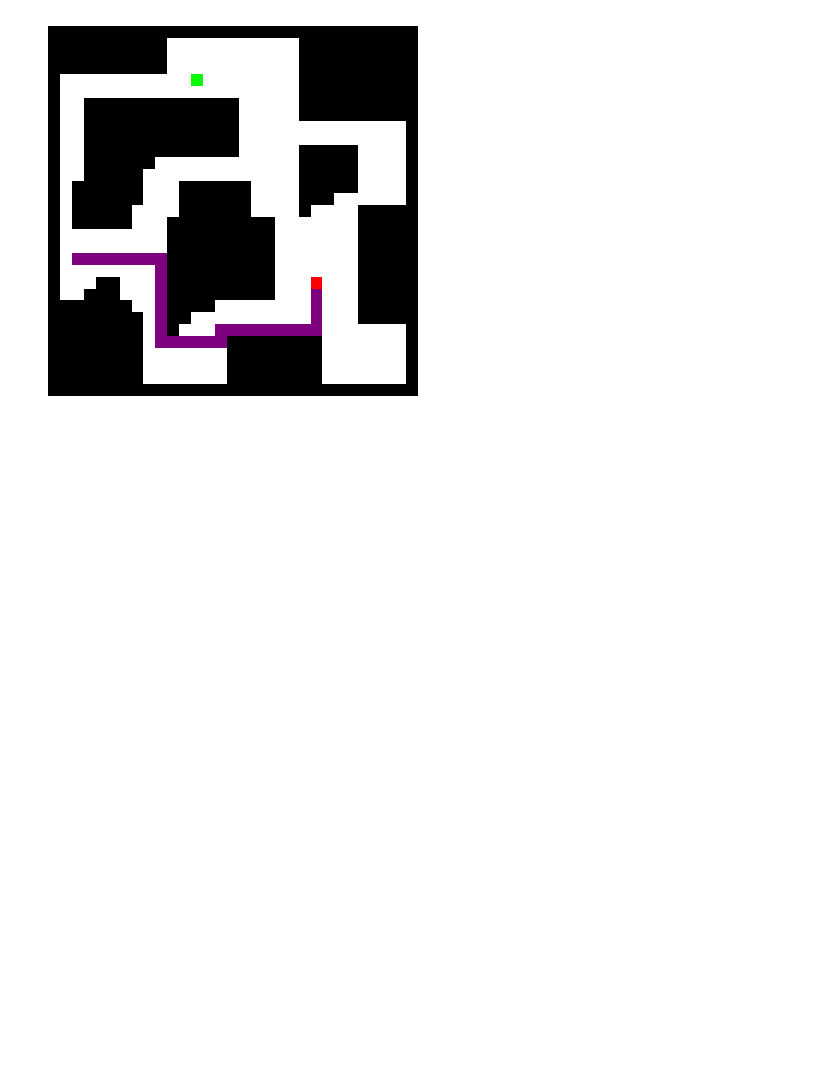
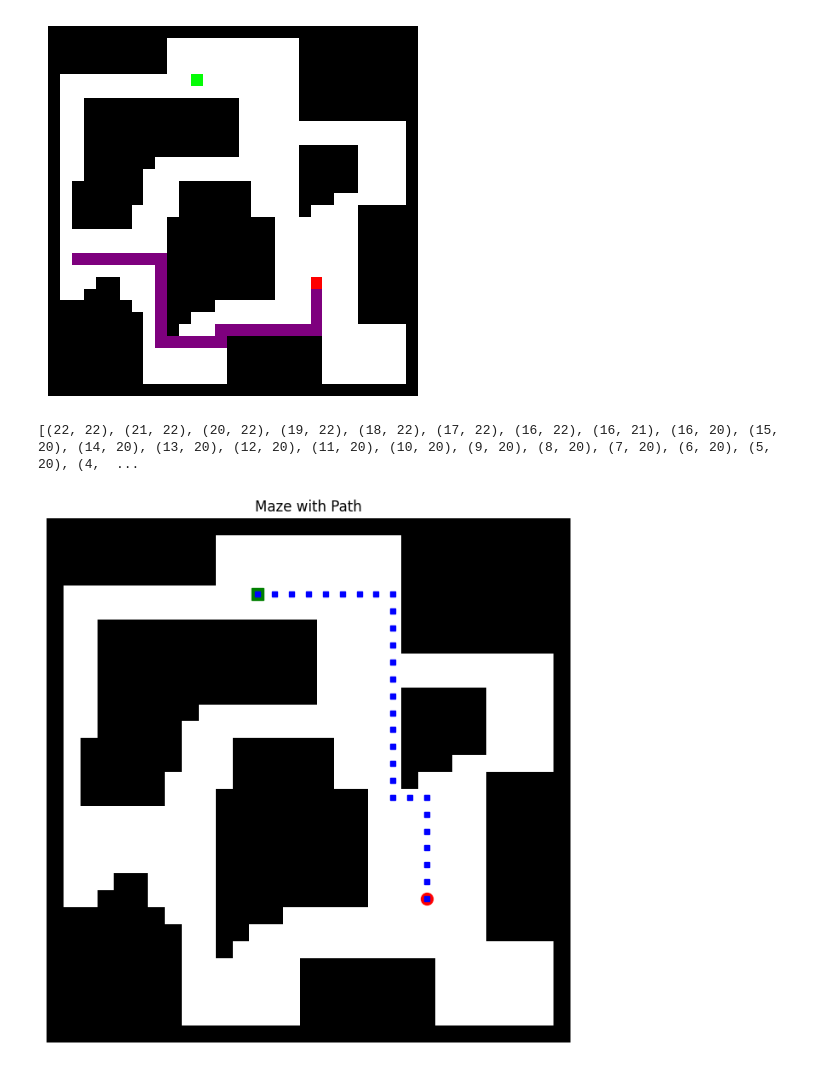
Before and after one commit to Gegdgt/Lab_5_IA, a Jupyter notebook: Lab.ipynb, the cells around one changed output. Cells and saved outputs as stored; diff of their text form; code cells hidden in the pictures; blank space fills up the shorter version.

Commit message:
Update A* algorithm

```diff
--- a/Lab.ipynb
+++ b/Lab.ipynb
@@ -309,3 +306,29 @@ Camino encontrado por BFS hasta la meta (4, 12) : [(22, 22), (21, 22), (20, 22),
 [figure]
 Camino encontrado por BFS hasta la meta (19, 2) : [(22, 22), (23, 22), (24, 22), (25, 22), (25, 21), (25, 20), (25, 19), (25, 18), (25, 17), (25, 16), (25, 15), (25, 14), (26, 14), (26, 13), (26, 12), ...
 [figure]
+# %%
+#A* Algorithm
+def plotting(maze, path):
+    maze_array = np.array(maze)
+    fig, ax = plt.subplots(figsize=(8, 8))
+    ax.imshow(maze_array, cmap='Greys', interpolation='nearest')
+    start = path[0]
+    goal = path[-1]
+    ax.plot(start[1], start[0], "ro", markersize=10)  # Start rojo
+    ax.plot(goal[1], goal[0], "gs", markersize=10)  # Goal verde
+
+    for (y, x) in path:
+        ax.plot(x, y, "bs", markersize=5)
+
+    ax.axis('off')
+    ax.set_title('Maze with Path')
+    plt.show()
+
+
+astar = AStarSearch(discretized_matrix)
+path = astar.search((22,22), [(4, 12), (9, 2)])
+print(path)
+plotting(discretized_matrix, path)
+# %% [output]
+[(22, 22), (21, 22), (20, 22), (19, 22), (18, 22), (17, 22), (16, 22), (16, 21), (16, 20), (15, 20), (14, 20), (13, 20), (12, 20), (11, 20), (10, 20), (9, 20), (8, 20), (7, 20), (6, 20), (5, 20), (4,  ...
+[figure, added]
```
Also changed, not shown: parts of 1 cell of this notebook.
